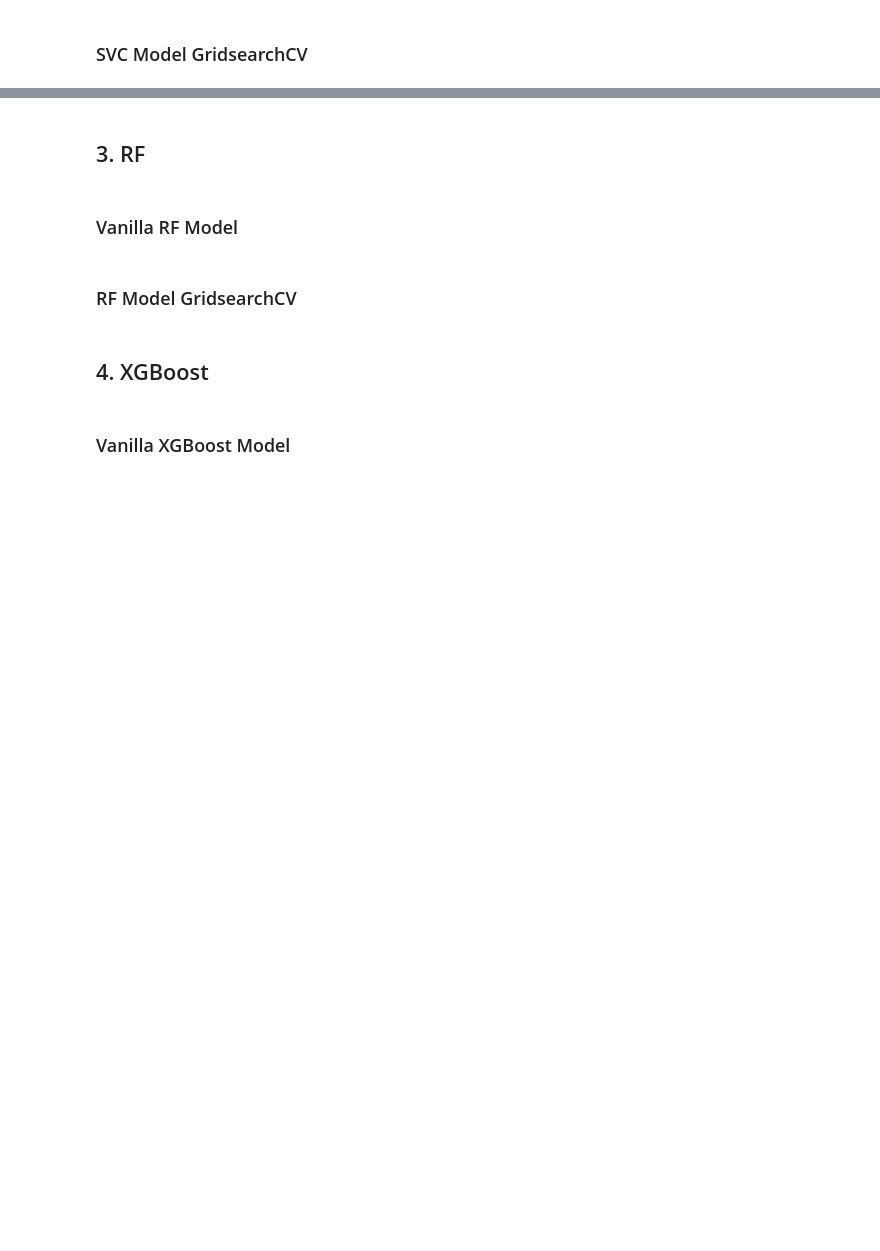
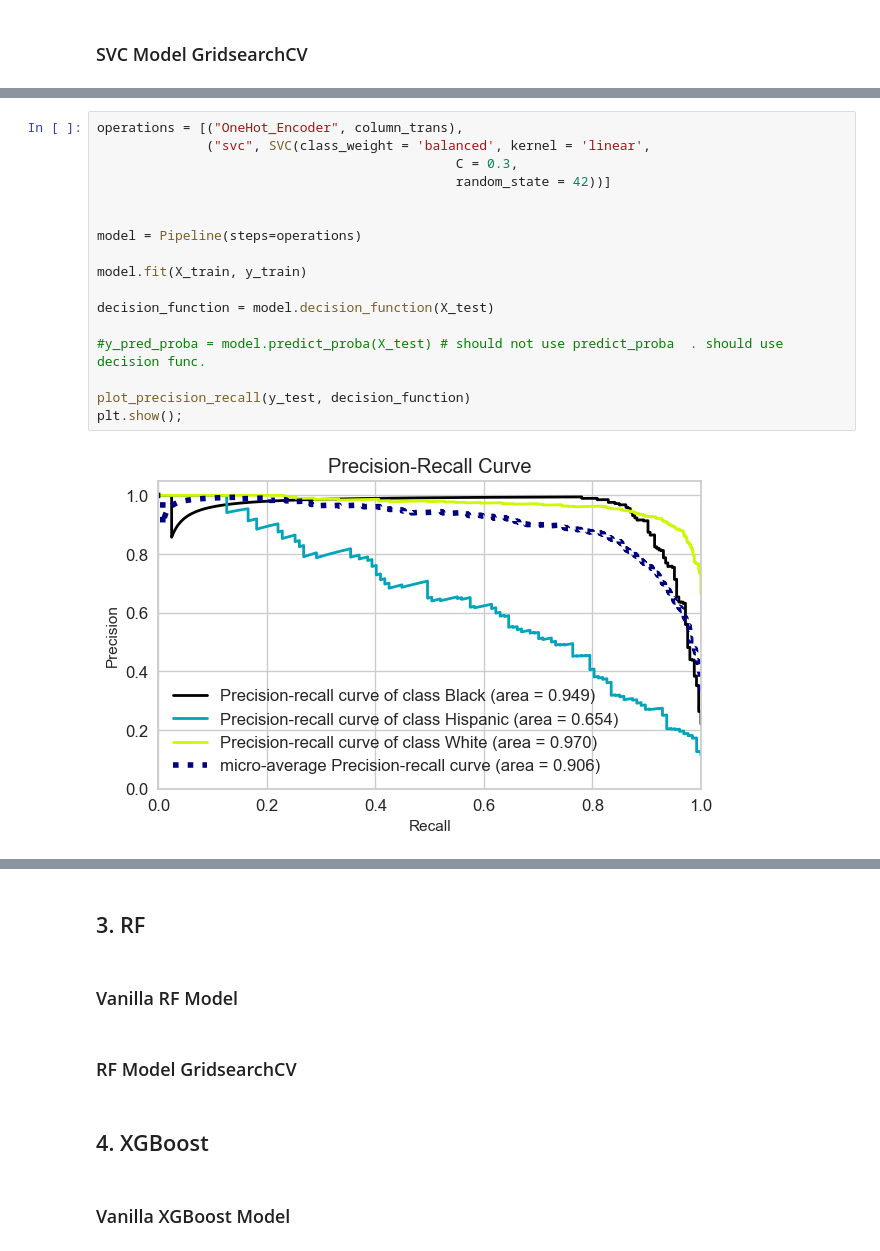
Before and after one commit to Nurdan10/ML_Projects, a Jupyter notebook: soldier_race_project_students_first.ipynb, the cells around one changed output, grey strips where cells are left out. Saved outputs shown, nothing was run; the diff lists cells and outputs as text; blank space fills up the shorter version.

```diff
--- a/soldier_race_project_students_first.ipynb
+++ b/soldier_race_project_students_first.ipynb
@@ -1221,0 +1368,19 @@ log_recall = recall_score(y_test, y_pred, average=None, labels=["Hispanic"])
+# %%
+operations = [("OneHot_Encoder", column_trans),
+              ("svc", SVC(class_weight = 'balanced', kernel = 'linear',
+                                              C = 0.3,
+                                              random_state = 42))]
+
+
+model = Pipeline(steps=operations)
+
+model.fit(X_train, y_train)
+
+decision_function = model.decision_function(X_test)
+
+#y_pred_proba = model.predict_proba(X_test) # should not use predict_proba  . should use decision func.
+
+plot_precision_recall(y_test, decision_function)
+plt.show();
+# %% [output]
+[figure, added]
```
Also changed, not shown: parts of 34 cells of this notebook.
